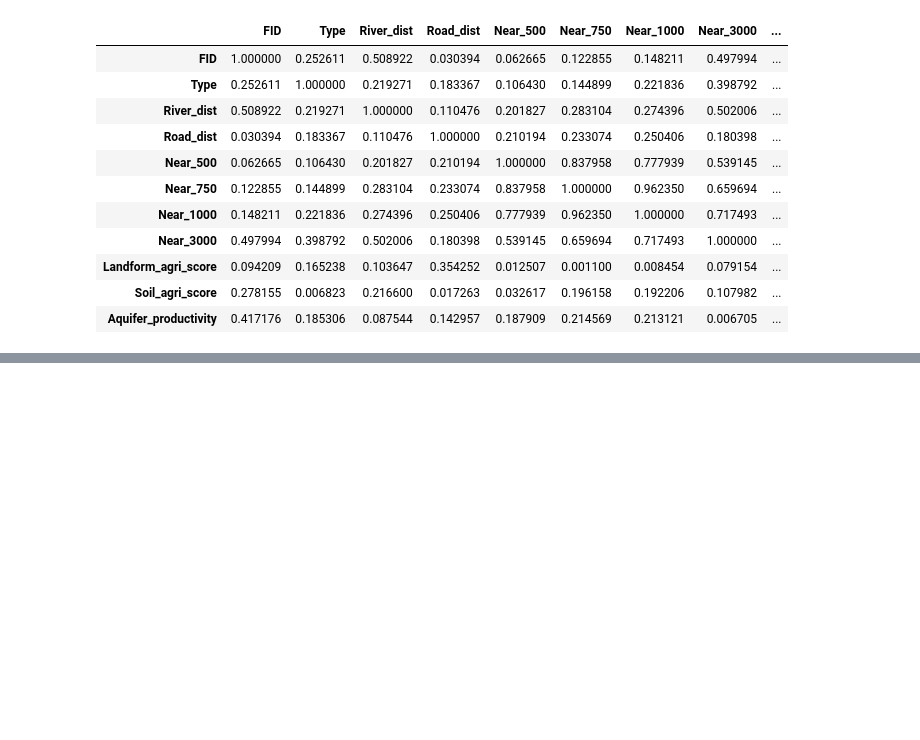
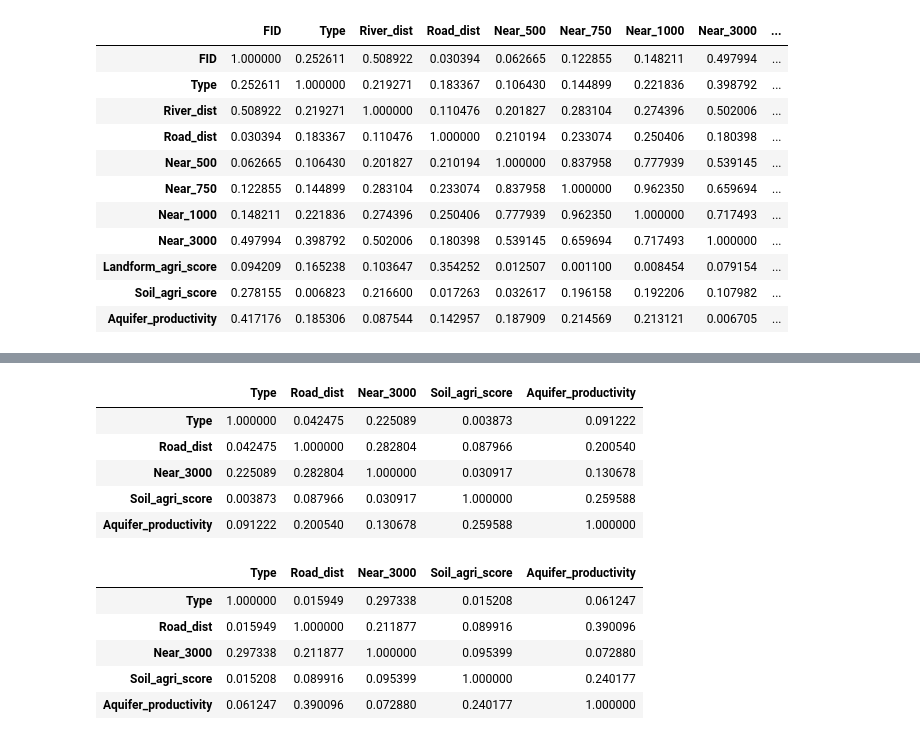
Before and after one commit to AlvaroSH2000/Roman-Chebba-agriculture, a Jupyter notebook: utils/preprocess.ipynb, the cells around one changed output, grey strips where cells are left out. Drawn from its saved outputs; the diff is of its cells as text; code cells hidden in the pictures; blank space fills up the shorter version.

```diff
--- a/utils/preprocess.ipynb
+++ b/utils/preprocess.ipynb
@@ -23,7 +23,7 @@ df_other["Aquifer_productivity"] = df_other_raw["Aquifer_productivity"]
 # %%
 display(abs(df_other.corr('pearson')).style.background_gradient(cmap='coolwarm'))
 display(abs(df_other.corr('spearman')).style.background_gradient(cmap='coolwarm'))
-df_other = df_other.drop(columns=["River_dist", "Near_500", "Near_750", "Near_1000"])
+df_other = df_other.drop(columns=["River_dist", "Near_500", "Near_750", "Near_1000", "Landform_agri_score"])
 # %% [output]
 |  | FID | Type | River_dist | Road_dist | Near_500 | Near_750 | Near_1000 | Near_3000 | ... |
 | FID | 1.000000 | 0.252611 | 0.486545 | 0.103476 | 0.133336 | 0.294731 | 0.311602 | 0.505617 | ... |
@@ -54,0 +113,18 @@ df_other.to_csv("../data/processed/other_sites_processed.csv", index=False)
+# %%
+df = pd.concat([df_other.drop(columns=["FID"]), df_chebba.drop(columns=["ID"])], ignore_index=True)
+
+display(abs(df.corr('pearson')).style.background_gradient(cmap='coolwarm'))
+display(abs(df.corr('spearman')).style.background_gradient(cmap='coolwarm'))
+# %% [output]
+|  | Type | Road_dist | Near_3000 | Soil_agri_score | Aquifer_productivity |
+| Type | 1.000000 | 0.042475 | 0.225089 | 0.003873 | 0.091222 |
+| Road_dist | 0.042475 | 1.000000 | 0.282804 | 0.087966 | 0.200540 |
+| Near_3000 | 0.225089 | 0.282804 | 1.000000 | 0.030917 | 0.130678 |
+| Soil_agri_score | 0.003873 | 0.087966 | 0.030917 | 1.000000 | 0.259588 |
+| Aquifer_productivity | 0.091222 | 0.200540 | 0.130678 | 0.259588 | 1.000000 |
+|  | Type | Road_dist | Near_3000 | Soil_agri_score | Aquifer_productivity |
+| Type | 1.000000 | 0.015949 | 0.297338 | 0.015208 | 0.061247 |
+| Road_dist | 0.015949 | 1.000000 | 0.211877 | 0.089916 | 0.390096 |
+| Near_3000 | 0.297338 | 0.211877 | 1.000000 | 0.095399 | 0.072880 |
+| Soil_agri_score | 0.015208 | 0.089916 | 0.095399 | 1.000000 | 0.240177 |
+| Aquifer_productivity | 0.061247 | 0.390096 | 0.072880 | 0.240177 | 1.000000 |
```
Also changed, not shown: parts of 2 cells of this notebook, 13 other files.
